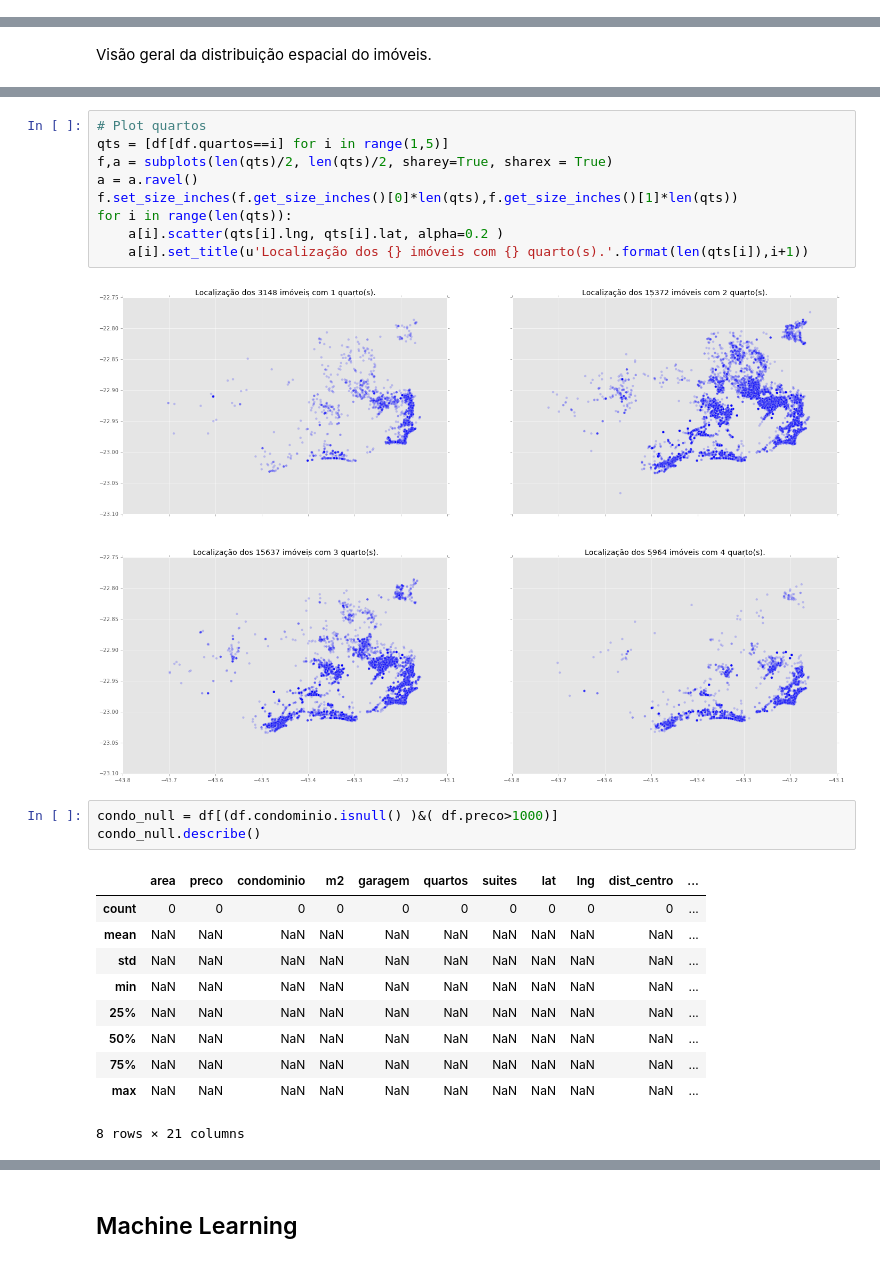
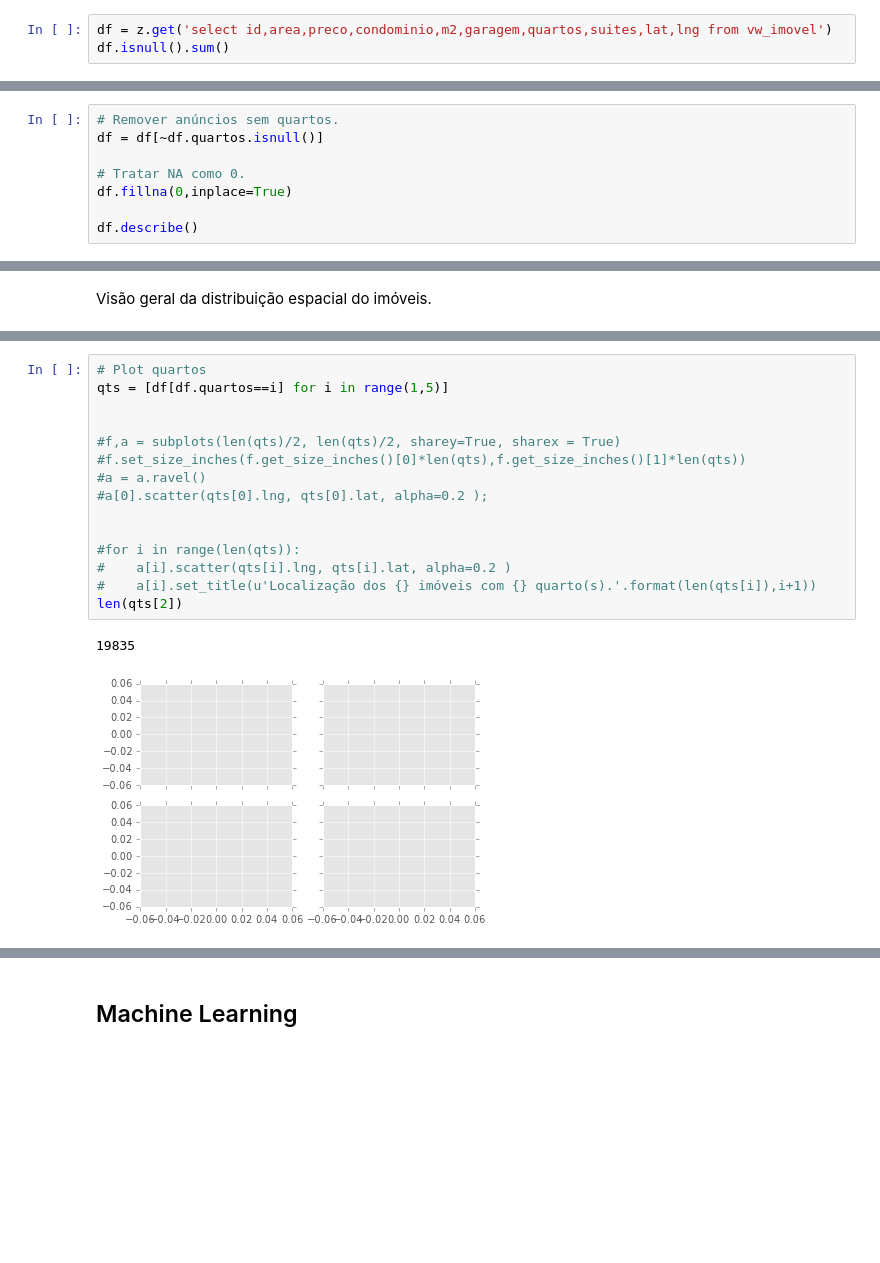
Before and after one commit to sergiosilvar/fgv_dissertacao, a Jupyter notebook: ipython_notebook/Analises.ipynb, the cells around one changed output, grey strips where cells are left out. Drawn from its saved outputs; the diff is of its cells as text; blank space fills up the shorter version.

```diff
--- a/ipython_notebook/Analises.ipynb
+++ b/ipython_notebook/Analises.ipynb
@@ -9,0 +9,3 @@ NameError: name 'df' is not defined
+# %%
+df = z.get('select id,area,preco,condominio,m2,garagem,quartos,suites,lat,lng from vw_imovel')
+df.isnull().sum()
@@ -9,0 +23,8 @@ NameError: name 'df' is not defined
+# %%
+# Remover anúncios sem quartos.
+df = df[~df.quartos.isnull()]
+
+# Tratar NA como 0.
+df.fillna(0,inplace=True)
+
+df.describe()
@@ -51,25 +133,18 @@ colorbar()
 # %%
 # Plot quartos
 qts = [df[df.quartos==i] for i in range(1,5)]
-f,a = subplots(len(qts)/2, len(qts)/2, sharey=True, sharex = True)
-a = a.ravel()
-f.set_size_inches(f.get_size_inches()[0]*len(qts),f.get_size_inches()[1]*len(qts))
-for i in range(len(qts)):
-    a[i].scatter(qts[i].lng, qts[i].lat, alpha=0.2 )
-    a[i].set_title(u'Localização dos {} imóveis com {} quarto(s).'.format(len(qts[i]),i+1))
+
+
+#f,a = subplots(len(qts)/2, len(qts)/2, sharey=True, sharex = True)
+#f.set_size_inches(f.get_size_inches()[0]*len(qts),f.get_size_inches()[1]*len(qts))
+#a = a.ravel()
+#a[0].scatter(qts[0].lng, qts[0].lat, alpha=0.2 );
+
+
+#for i in range(len(qts)):
+#    a[i].scatter(qts[i].lng, qts[i].lat, alpha=0.2 )
+#    a[i].set_title(u'Localização dos {} imóveis com {} quarto(s).'.format(len(qts[i]),i+1))
+len(qts[2])
 # %% [output]
+19835
-[figure, old version]
+[figure, new version]
-# %%
-condo_null = df[(df.condominio.isnull() )&( df.preco>1000)]
-condo_null.describe()
-# %% [output]
-|  | area | preco | condominio | m2 | garagem | quartos | suites | lat | lng | dist_centro | ... |
-| count | 0 | 0 | 0 | 0 | 0 | 0 | 0 | 0 | 0 | 0 | ... |
-| mean | NaN | NaN | NaN | NaN | NaN | NaN | NaN | NaN | NaN | NaN | ... |
-| std | NaN | NaN | NaN | NaN | NaN | NaN | NaN | NaN | NaN | NaN | ... |
-| min | NaN | NaN | NaN | NaN | NaN | NaN | NaN | NaN | NaN | NaN | ... |
-| 25% | NaN | NaN | NaN | NaN | NaN | NaN | NaN | NaN | NaN | NaN | ... |
-| 50% | NaN | NaN | NaN | NaN | NaN | NaN | NaN | NaN | NaN | NaN | ... |
-| 75% | NaN | NaN | NaN | NaN | NaN | NaN | NaN | NaN | NaN | NaN | ... |
-| max | NaN | NaN | NaN | NaN | NaN | NaN | NaN | NaN | NaN | NaN | ... |
-8 rows × 21 columns
```
Also changed, not shown: parts of 40 cells of this notebook.
